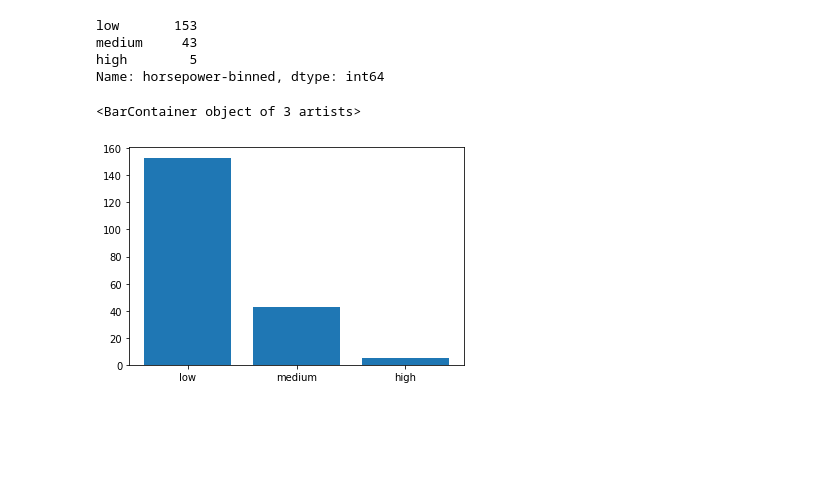
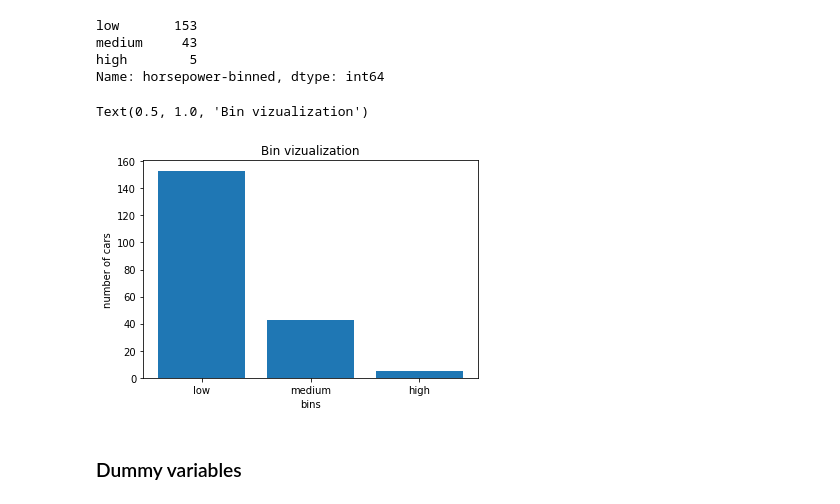
Before and after one commit to Onalb1411/Automobile-Dataset-Analysis, a Jupyter notebook: analysis.ipynb, the cells around one changed output. Drawn from its saved outputs; the diff is of its cells as text; code cells hidden in the pictures; blank space fills up the shorter version.

```diff
--- a/analysis.ipynb
+++ b/analysis.ipynb
@@ -253,6 +253,11 @@ Name: horsepower-binned, dtype: int64
 # %%
 # plot the distribution of each bin
 plt.bar(g_names, data["horsepower-binned"].value_counts())
+plt.xlabel("bins")
+plt.ylabel("number of cars")
+plt.title("Bin vizualization")
 # %% [output]
-<BarContainer object of 3 artists>
+Text(0.5, 1.0, 'Bin vizualization')
-[figure, old version]
+[figure, new version]
+# %% [markdown]
+### Dummy variables
```
Also changed, not shown: parts of 3 cells of this notebook.
